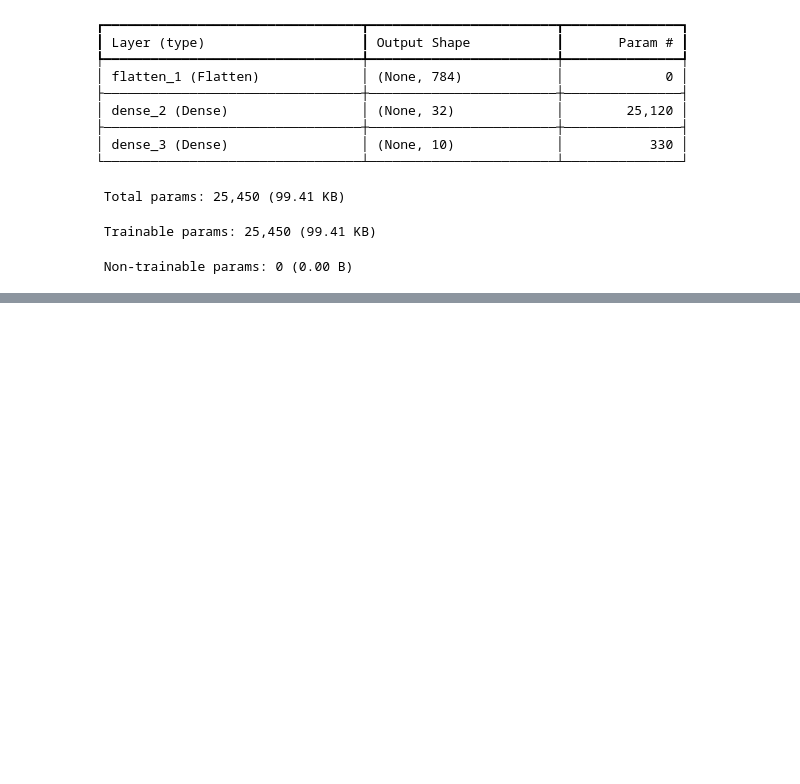
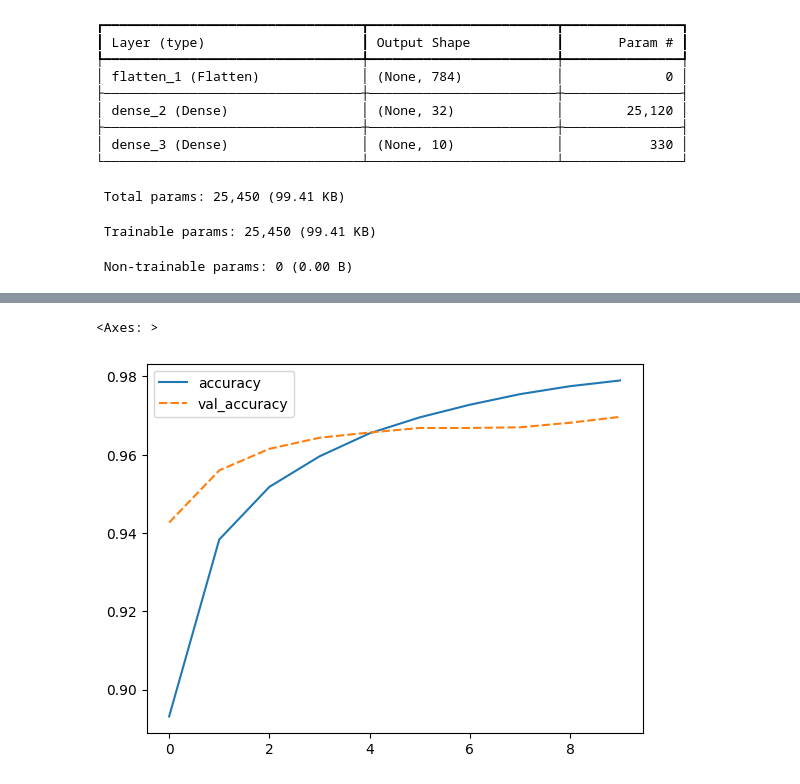
Before and after one commit to HirotoSatake/Syukudai, a Jupyter notebook: Syukudai_instructor2.ipynb, the cells around one changed output, grey strips where cells are left out. Cells and saved outputs as stored; diff of their text form; code cells hidden in the pictures; blank space fills up the shorter version.

```diff
--- a/Syukudai_instructor2.ipynb
+++ b/Syukudai_instructor2.ipynb
@@ -330,0 +415,5 @@ model.compile(loss='categorical_crossentropy',
+# %%
+sns.lineplot(data=df[['accuracy', 'val_accuracy']])
+# %% [output]
+<Axes: >
+[figure, added]
```
Also changed, not shown: parts of 213 cells of this notebook, 3 other files.
